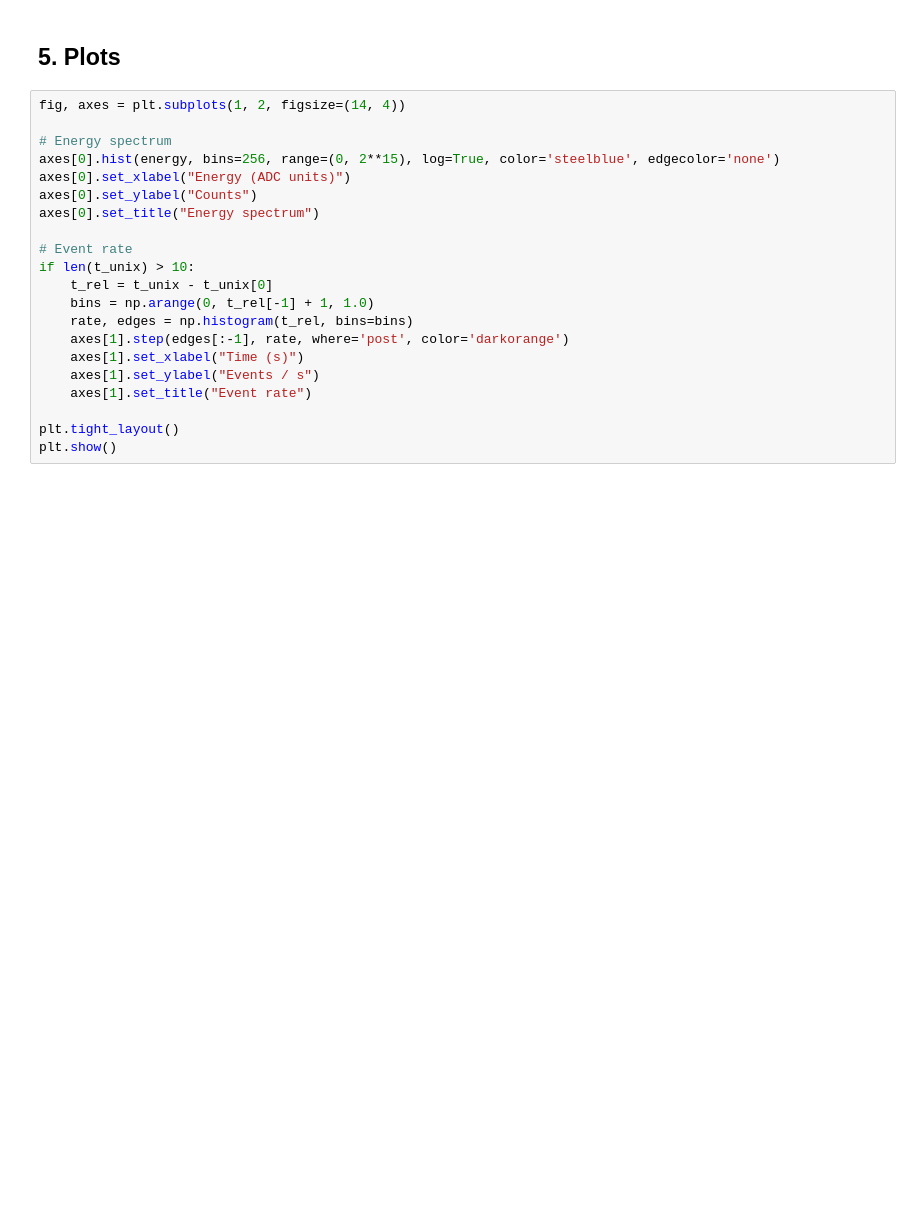
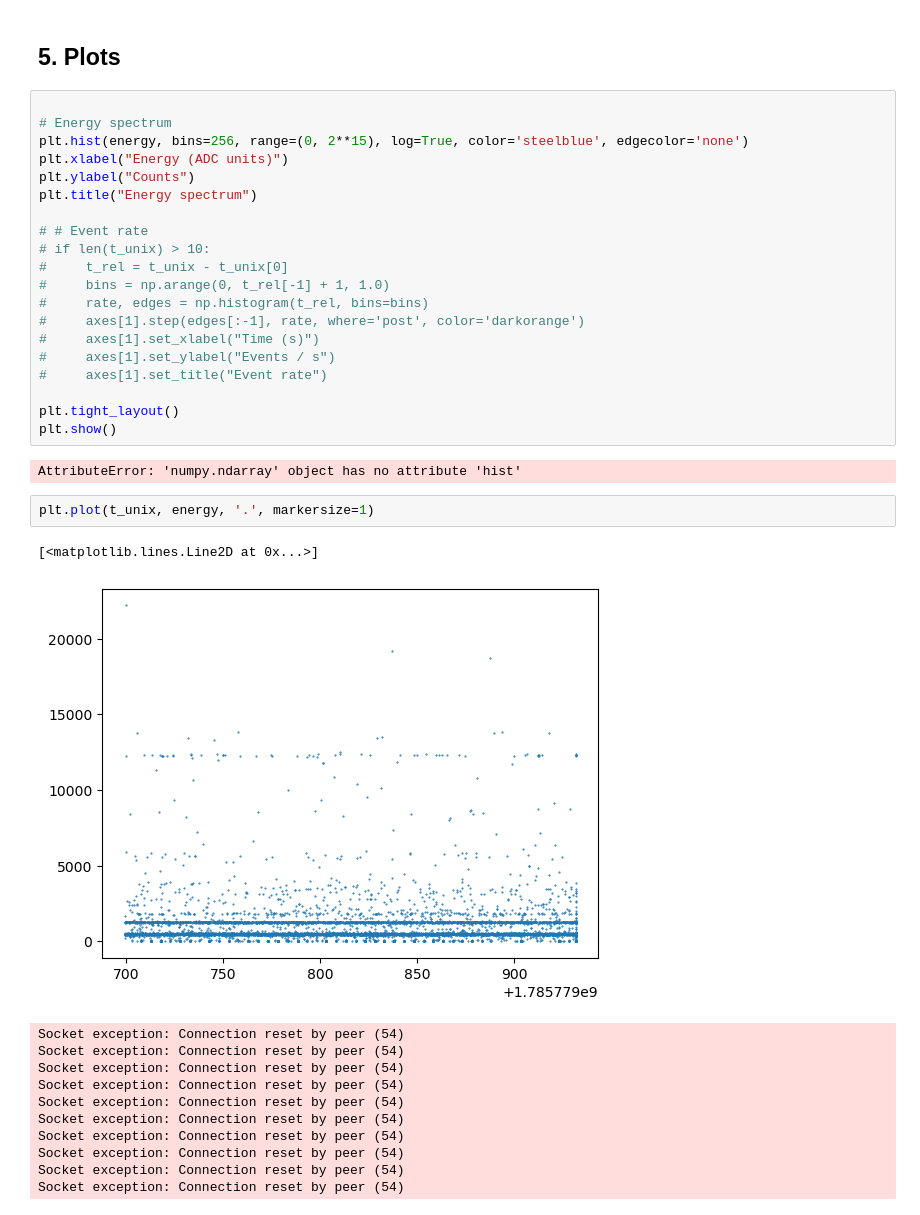
Before and after one commit to EAdelsbach/redpitaya_control, a Jupyter notebook: examples/mca_timestamp_example.ipynb, the cells around one changed output. Cells and saved outputs as stored; diff of their text form; blank space fills up the shorter version.

```diff
--- a/examples/mca_timestamp_example.ipynb
+++ b/examples/mca_timestamp_example.ipynb
@@ -61,23 +136,39 @@ t_unix = counter_to_unix(ts_us, a, b)
 # %% [markdown]
 ## 5. Plots
 # %%
-fig, axes = plt.subplots(1, 2, figsize=(14, 4))
 
 # Energy spectrum
-axes[0].hist(energy, bins=256, range=(0, 2**15), log=True, color='steelblue', edgecolor='none')
-axes[0].set_xlabel("Energy (ADC units)")
-axes[0].set_ylabel("Counts")
-axes[0].set_title("Energy spectrum")
+plt.hist(energy, bins=256, range=(0, 2**15), log=True, color='steelblue', edgecolor='none')
+plt.xlabel("Energy (ADC units)")
+plt.ylabel("Counts")
+plt.title("Energy spectrum")
 
-# Event rate
-if len(t_unix) > 10:
-    t_rel = t_unix - t_unix[0]
-    bins = np.arange(0, t_rel[-1] + 1, 1.0)
-    rate, edges = np.histogram(t_rel, bins=bins)
-    axes[1].step(edges[:-1], rate, where='post', color='darkorange')
-    axes[1].set_xlabel("Time (s)")
-    axes[1].set_ylabel("Events / s")
-    axes[1].set_title("Event rate")
+# # Event rate
+# if len(t_unix) > 10:
+#     t_rel = t_unix - t_unix[0]
+#     bins = np.arange(0, t_rel[-1] + 1, 1.0)
+#     rate, edges = np.histogram(t_rel, bins=bins)
+#     axes[1].step(edges[:-1], rate, where='post', color='darkorange')
+#     axes[1].set_xlabel("Time (s)")
+#     axes[1].set_ylabel("Events / s")
+#     axes[1].set_title("Event rate")
 
 plt.tight_layout()
 plt.show()
+# %% [output]
+AttributeError: 'numpy.ndarray' object has no attribute 'hist'
+# %%
+plt.plot(t_unix, energy, '.', markersize=1)
+# %% [output]
+[<matplotlib.lines.Line2D at 0x...>]
+[figure, added]
+Socket exception: Connection reset by peer (54)
+Socket exception: Connection reset by peer (54)
+Socket exception: Connection reset by peer (54)
+Socket exception: Connection reset by peer (54)
+Socket exception: Connection reset by peer (54)
+Socket exception: Connection reset by peer (54)
+Socket exception: Connection reset by peer (54)
+Socket exception: Connection reset by peer (54)
+Socket exception: Connection reset by peer (54)
+Socket exception: Connection reset by peer (54)
```
Also changed, not shown: parts of 6 cells of this notebook, 13 other files.
